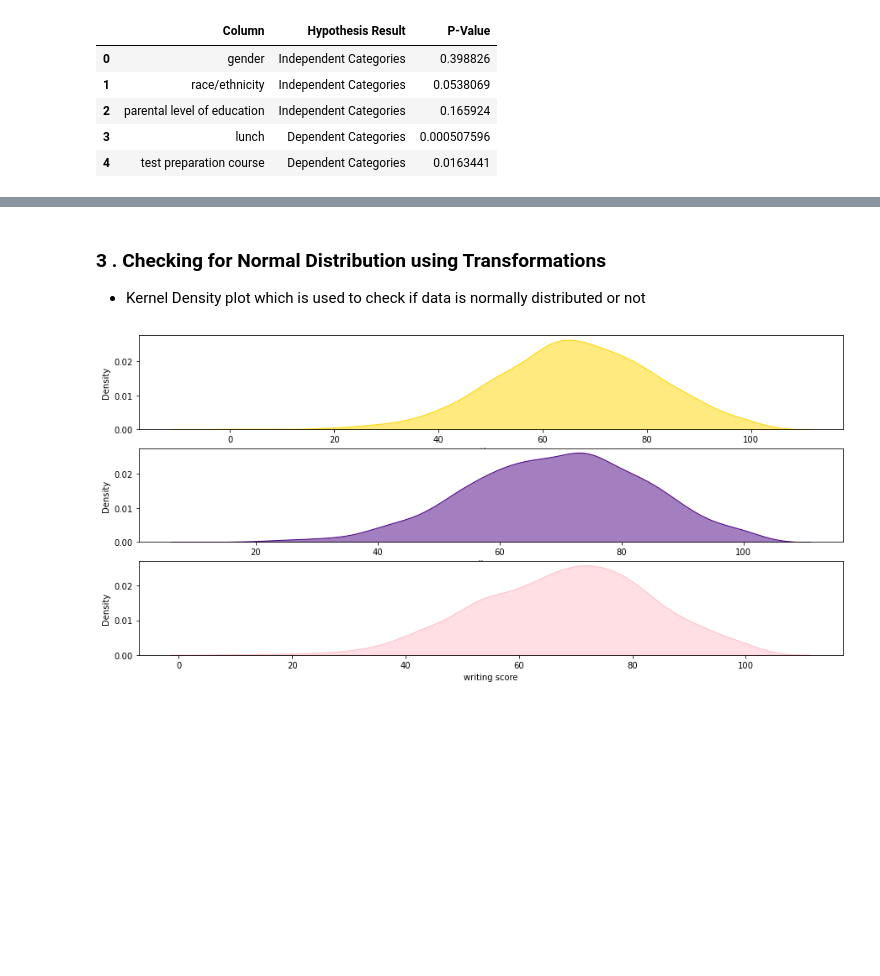
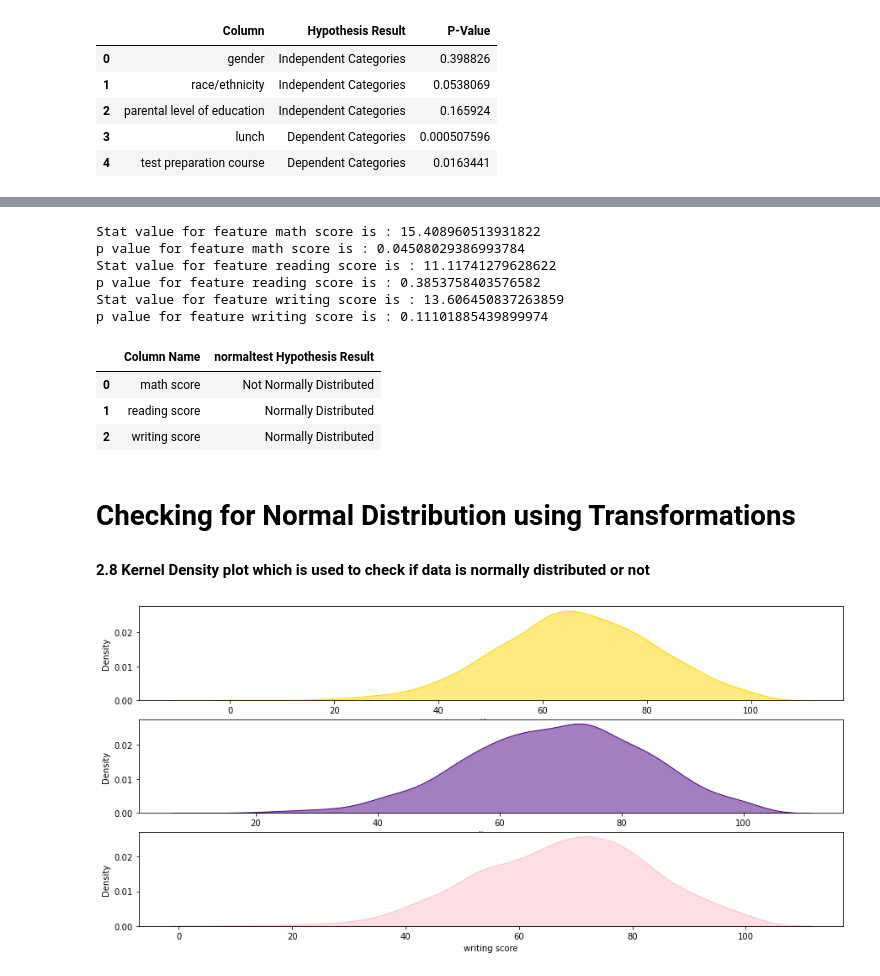
Before and after one commit to ravi0dubey/Linear_Regression_Student_Performance, a Jupyter notebook: Feature_Engineering_Student_Performance.ipynb, the cells around one changed output, grey strips where cells are left out. Cells and saved outputs as stored; diff of their text form; code cells hidden in the pictures; blank space fills up the shorter version.

```diff
--- a/Feature_Engineering_Student_Performance.ipynb
+++ b/Feature_Engineering_Student_Performance.ipynb
@@ -210,19 +166,3 @@ df_pearson
 * Assumptions-
  - All are Independent observation
  - Size of each box of contingency table > 25
-# %%
-from scipy.stats import chi2_contingency
-chi2_squared_test = []
-chi2_p_value = []
-for feature in categorical_features:
-    stat, p_value , dof, expected = chi2_contingency(pd.crosstab(data['Average'], data[feature]))
-    if p_value> 0.05:
-        chi2_squared_test.append("Independent Categories")
-        chi2_p_value.append(p_value)
-
-    else:
-        chi2_squared_test.append("Dependent Categories")
-        chi2_p_value.append(p_value)
-result = pd.DataFrame(data=[categorical_features, chi2_squared_test,chi2_p_value]).T
-result.columns = ['Column', 'Hypothesis Result', 'P-Value']
-result
@@ -311,6 +250,32 @@ plt.show()
+# %%
+from scipy.stats import normaltest
+normaltest_test = []
+for column in numeric_features:
+    dataToTest = numeric_df[column]
+    stat,p = normaltest(dataToTest)
+    print(f"Stat value for feature {column} is : {stat}")
+    print(f"p value for feature {column} is : {p*100}")
+    if p*100 > 0.05:
+        normaltest_test.append("Normally Distributed")
+    else:
+        normaltest_test.append("Not Normally Distributed")
+result = pd.DataFrame(data=[numeric_features, normaltest_test]).T
+result.columns = ['Column Name', 'normaltest Hypothesis Result']
+result
+# %% [output]
+Stat value for feature math score is : 15.408960513931822
+p value for feature math score is : 0.04508029386993784
+Stat value for feature reading score is : 11.11741279628622
+p value for feature reading score is : 0.3853758403576582
+Stat value for feature writing score is : 13.606450837263859
+p value for feature writing score is : 0.11101885439899974
+|  | Column Name | normaltest Hypothesis Result |
+| 0 | math score | Not Normally Distributed |
+| 1 | reading score | Normally Distributed |
+| 2 | writing score | Normally Distributed |
 # %% [markdown]
-###  3 . Checking for Normal Distribution using Transformations
-- Kernel Density plot which is used to check if data is normally distributed or not
+# Checking for Normal Distribution using Transformations
+#### 2.8  Kernel Density plot which is used to check if data is normally distributed or not
 # %%
 # density plot using seaborn library
 
```
Also changed, not shown: parts of 34 cells of this notebook.
